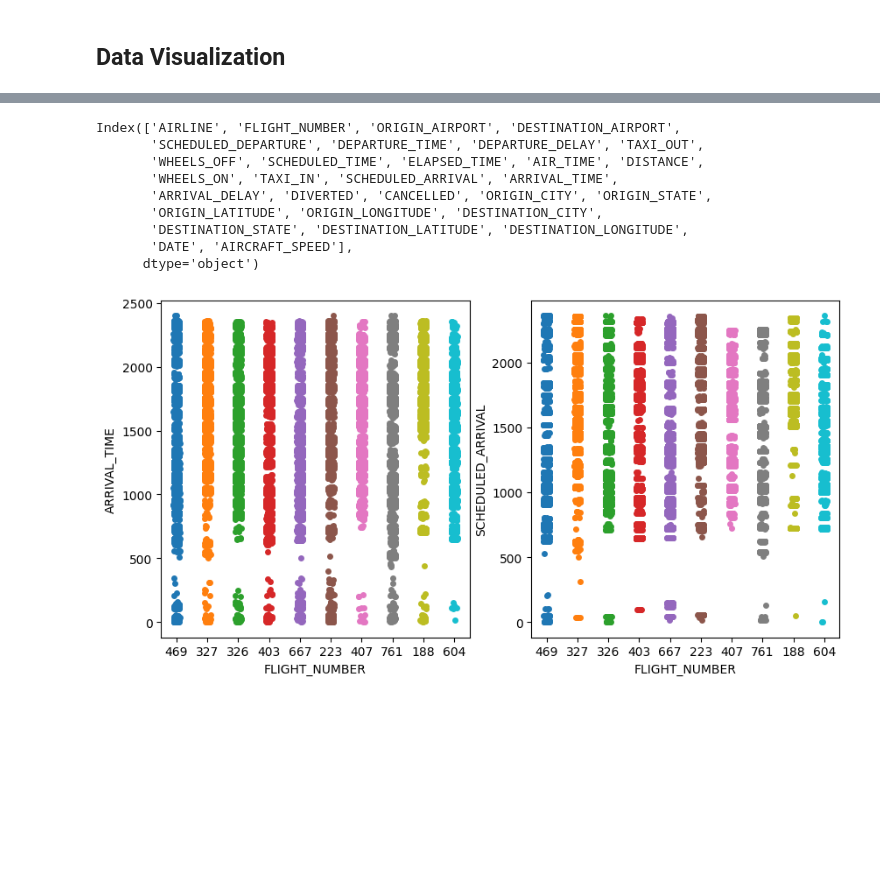
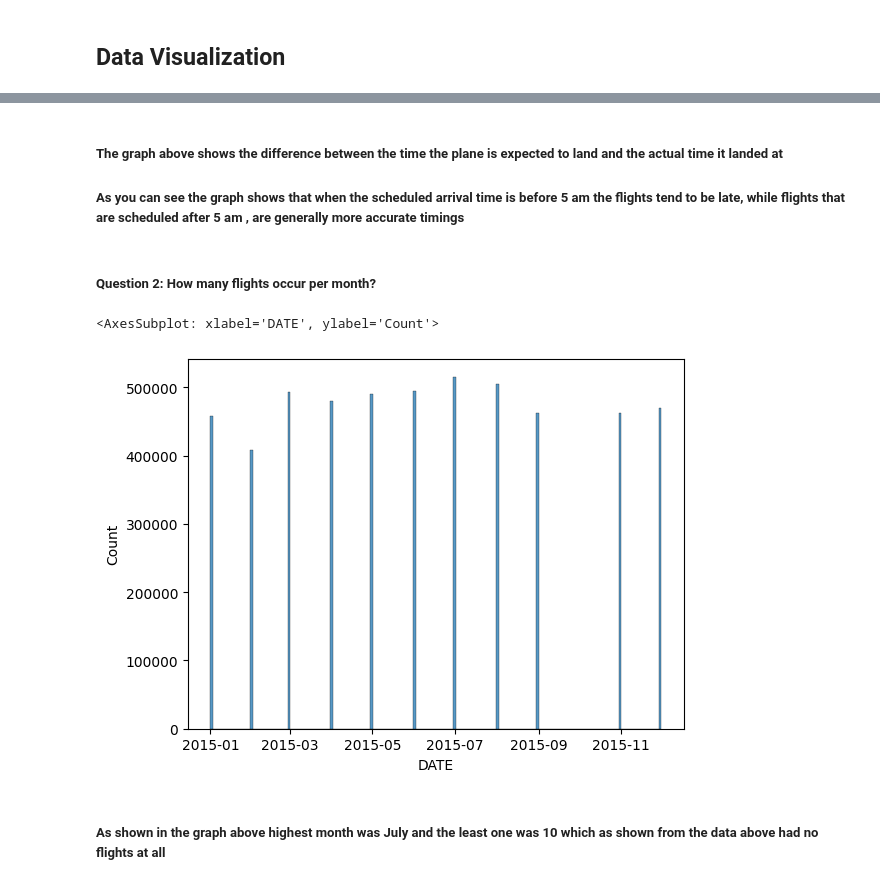
Before and after one commit to 3mkTawfik/DEProject2, a Jupyter notebook: DEProject2.ipynb, the cells around one changed output, grey strips where cells are left out. Cells and saved outputs as stored; diff of their text form; code cells hidden in the pictures; blank space fills up the shorter version.

Commit message:
finished second question

```diff
--- a/DEProject2.ipynb
+++ b/DEProject2.ipynb
@@ -267,28 +257,12 @@ for i in range(len(top_10_Flights)):
-# %%
-df.columns
-# %% [output]
-Index(['AIRLINE', 'FLIGHT_NUMBER', 'ORIGIN_AIRPORT', 'DESTINATION_AIRPORT',
-       'SCHEDULED_DEPARTURE', 'DEPARTURE_TIME', 'DEPARTURE_DELAY', 'TAXI_OUT',
-       'WHEELS_OFF', 'SCHEDULED_TIME', 'ELAPSED_TIME', 'AIR_TIME', 'DISTANCE',
-       'WHEELS_ON', 'TAXI_IN', 'SCHEDULED_ARRIVAL', 'ARRIVAL_TIME',
-       'ARRIVAL_DELAY', 'DIVERTED', 'CANCELLED', 'ORIGIN_CITY', 'ORIGIN_STATE',
-       'ORIGIN_LATITUDE', 'ORIGIN_LONGITUDE', 'DESTINATION_CITY',
-       'DESTINATION_STATE', 'DESTINATION_LATITUDE', 'DESTINATION_LONGITUDE',
-       'DATE', 'AIRCRAFT_SPEED'],
-      dtype='object')
-# %%
-fig, axs = plt.subplots(ncols=2)
-fig.set_figwidth(10)
-fig.set_figheight(5)
-
-for i in range(len(top_10_Flights)):
-    flight = df['FLIGHT_NUMBER']== top_10_Flights[i]
-    rows = df.loc[flight]
-    sns.stripplot(x='FLIGHT_NUMBER', y='ARRIVAL_TIME', data=rows, ax=axs[0])
-
-for i in range(len(top_10_Flights)):
-    flight = df['FLIGHT_NUMBER']== top_10_Flights[i]
-    rows = df.loc[flight]
-    sns.stripplot(x='FLIGHT_NUMBER', y='SCHEDULED_ARRIVAL', data=rows, ax=axs[1])
-# %% [output]
-[figure, removed]
+# %% [markdown]
+<h5>The graph above shows the difference between the time the plane is expected to land and the actual time it landed at</h5>
+<h5>As you can see the graph shows that when the scheduled arrival time is before 5 am the flights tend to be late, while flights that are scheduled after 5 am , are generally more accurate timings </h5>
+# %% [markdown]
+<h5>Question 2: How many flights occur per month?</h5>
+# %%
+sns.histplot(x='DATE', data =df)
+# %% [output]
+<AxesSubplot: xlabel='DATE', ylabel='Count'>
+[figure, added]
+# %% [markdown]
+<h5>As shown in the graph above highest month was July and the least one was 10 which as shown from the data above had no flights at all</h5>
```
Also changed, not shown: parts of 14 cells of this notebook, 2 other files.
